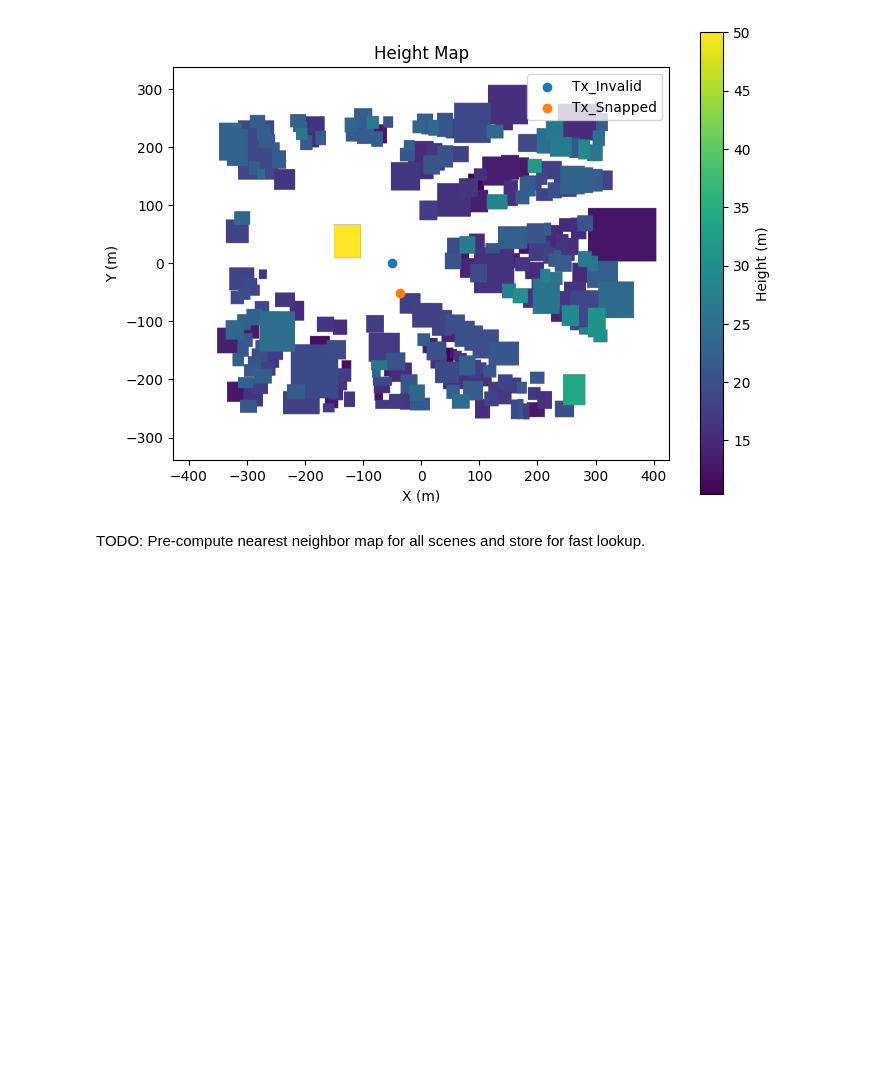
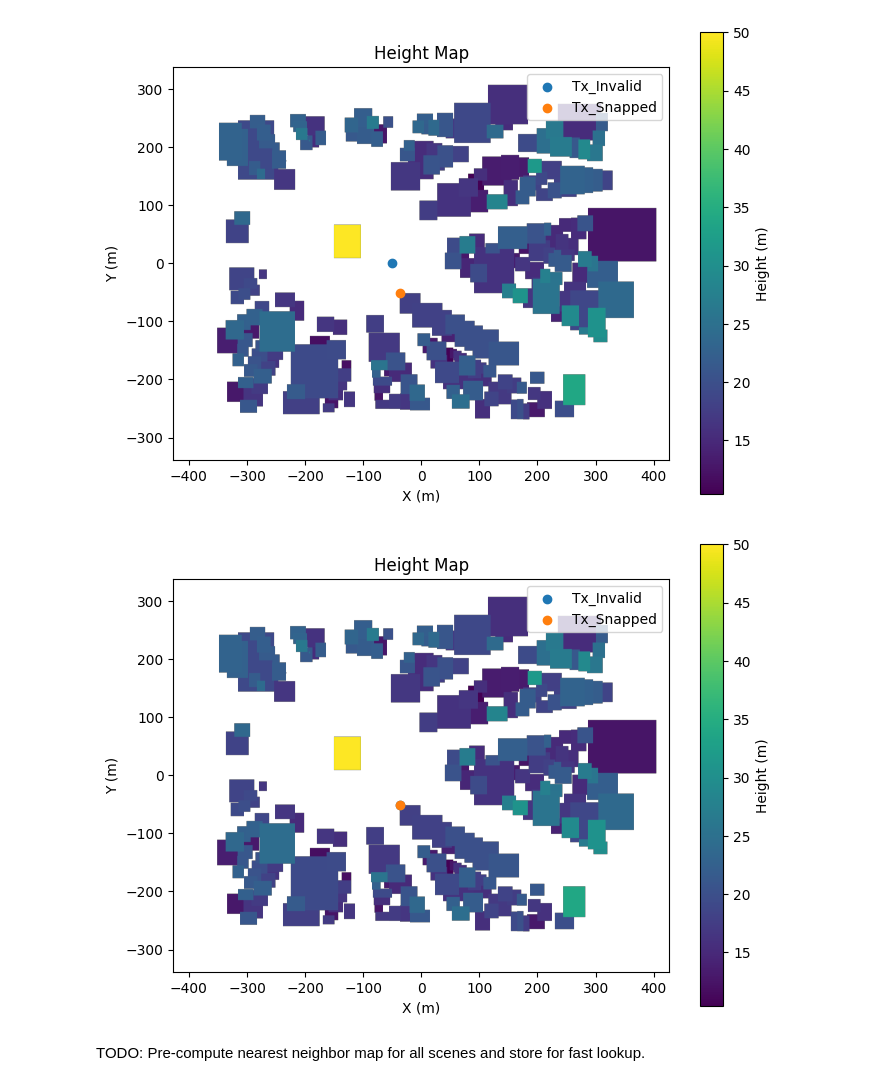
Before and after one commit to simonwanna/RaySR, a Jupyter notebook: tx_valid_placement_test.ipynb, the cells around one changed output. Drawn from its saved outputs; the diff is of its cells as text; code cells hidden in the pictures; blank space fills up the shorter version.

Commit message:
improved height map generation and experimented with snapping invalid transmitter placements to valid ones using nearest neighbor logic

```diff
--- a/tx_valid_placement_test.ipynb
+++ b/tx_valid_placement_test.ipynb
@@ -139,5 +140,15 @@ txs = {
 plot_height_map(Z, *bounds, txs=txs)
 # %% [output]
 [figure]
+# %%
+# Test snapping valid Tx location
+txs = {
+    "Tx_Invalid": (x_snapped, y_snapped),
+    "Tx_Snapped": (x_snapped, y_snapped)
+}
+
+plot_height_map(Z, *bounds, txs=txs)
+# %% [output]
+[figure, added]
 # %% [markdown]
 TODO: Pre-compute nearest neighbor map for all scenes and store for fast lookup.
```
Also changed, not shown: parts of 1 cell of this notebook.
